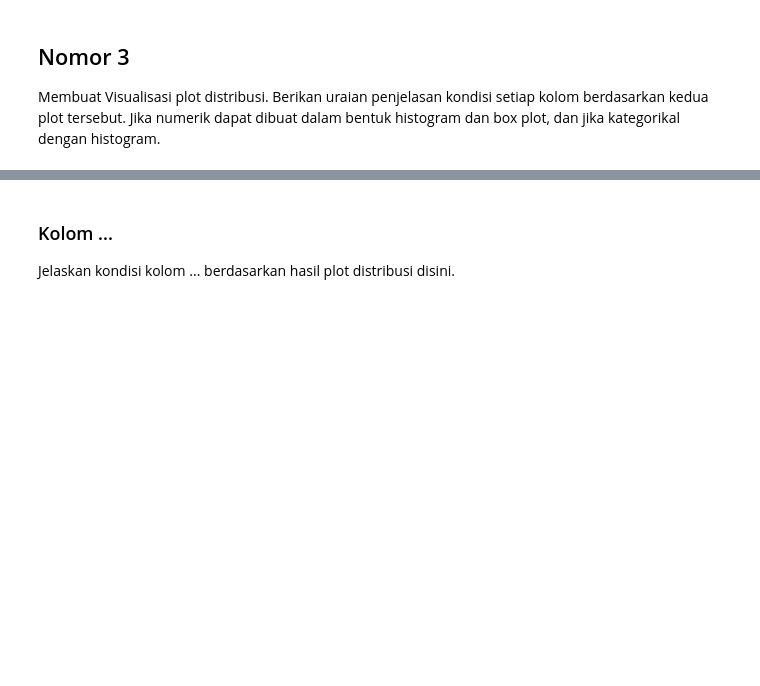
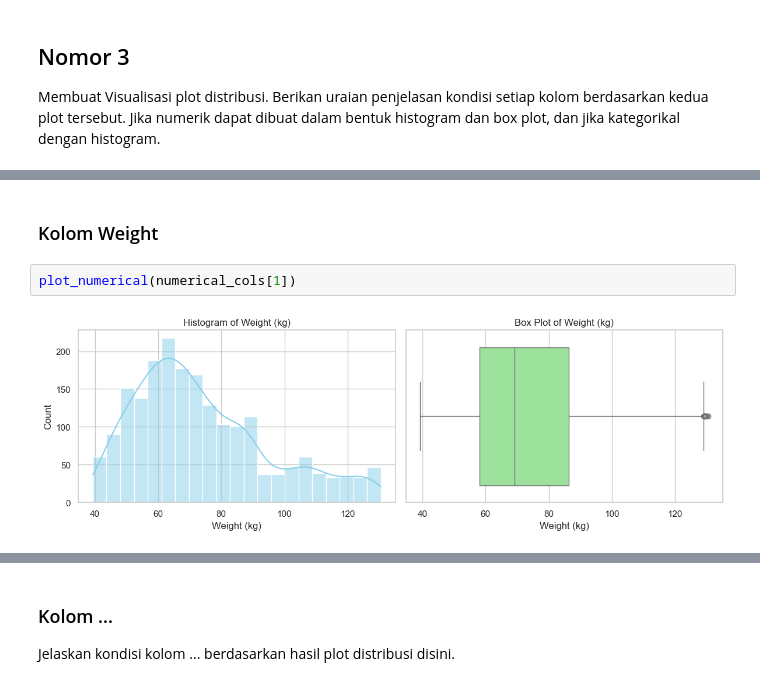
Before and after one commit to hafizhperdana/TugasBesarProbstat, a Jupyter notebook: JMK_13524025_13524070.ipynb, the cells around one changed output, grey strips where cells are left out. Drawn from its saved outputs; the diff is of its cells as text; blank space fills up the shorter version.

```diff
--- a/JMK_13524025_13524070.ipynb
+++ b/JMK_13524025_13524070.ipynb
@@ -337,0 +391,6 @@ Jelaskan kondisi kolom Y berdasarkan hasil plot distribusi disini.
+# %% [markdown]
+### Kolom Weight
+# %%
+plot_numerical(numerical_cols[1])
+# %% [output]
+[figure, added]
```
Also changed, not shown: parts of 28 cells of this notebook.
